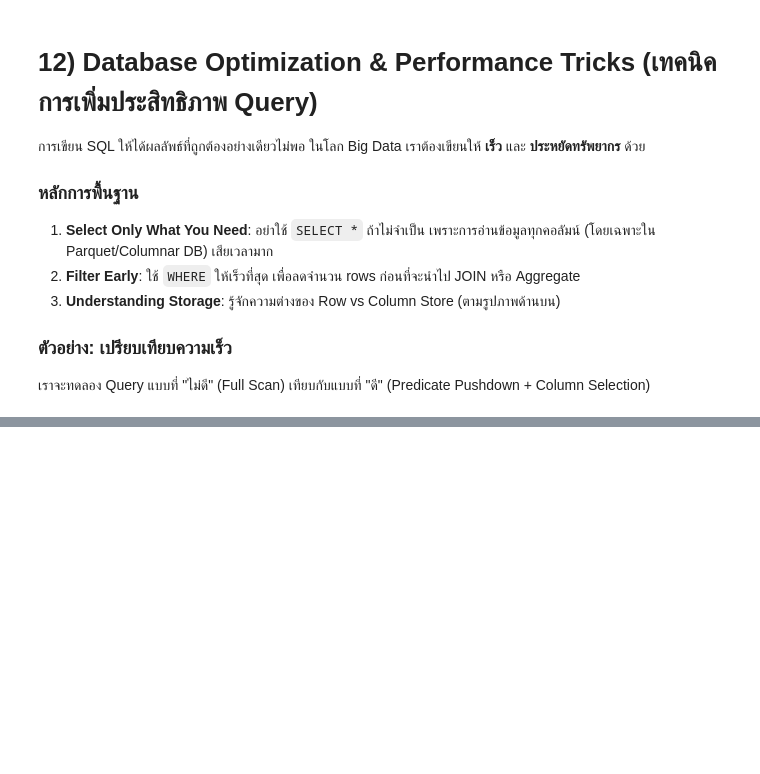
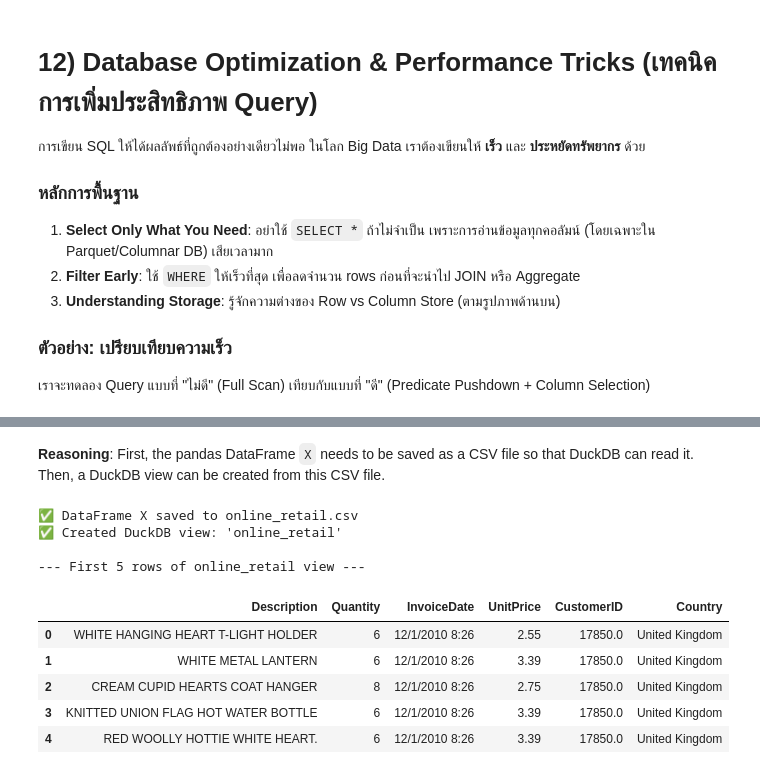
Before and after one commit to pakapornsup-cloud/Pak, a Jupyter notebook: bigdata_week3_sql_duckdb_to_spark.ipynb, the cells around one changed output, grey strips where cells are left out. Cells and saved outputs as stored; diff of their text form; code cells hidden in the pictures; blank space fills up the shorter version.

```diff
--- a/bigdata_week3_sql_duckdb_to_spark.ipynb
+++ b/bigdata_week3_sql_duckdb_to_spark.ipynb
@@ -822,0 +1015,15 @@ spark.sql(spark_sql).show()
+# %%
+from ucimlrepo import fetch_ucirepo
+
+# fetch dataset
+online_retail = fetch_ucirepo(id=352)
+
+# data (as pandas dataframes)
+X = online_retail.data.features
+y = online_retail.data.targets
+
+# metadata
+print(online_retail.metadata)
+
+# variable information
+print(online_retail.variables)
@@ -822,0 +1061,38 @@ spark.sql(spark_sql).show()
+# %% [markdown]
+**Reasoning**:
+First, the pandas DataFrame `X` needs to be saved as a CSV file so that DuckDB can read it. Then, a DuckDB view can be created from this CSV file.
+# %%
+import duckdb
+import pandas as pd
+
+# 1. Save DataFrame X to a CSV file
+CSV_FILE_NAME = "online_retail.csv"
+X.to_csv(CSV_FILE_NAME, index=False)
+print(f"✅ DataFrame X saved to {CSV_FILE_NAME}")
+
+# 2. Establish a connection to DuckDB (if not already connected)
+# 'con' object from previous steps is used
+if 'con' not in locals() or con is None:
+    con = duckdb.connect()
+
+# 3. Create a DuckDB view named 'online_retail' from the CSV file
+con.execute(f"""
+    CREATE OR REPLACE VIEW online_retail AS
+    SELECT * FROM read_csv_auto('{CSV_FILE_NAME}');
+""")
+print("✅ Created DuckDB view: 'online_retail'")
+
+# Display the first few rows of the view to confirm
+print("\n--- First 5 rows of online_retail view ---")
+con.execute("SELECT * FROM online_retail LIMIT 5").df()
+# %% [output]
+✅ DataFrame X saved to online_retail.csv
+✅ Created DuckDB view: 'online_retail'
+
+--- First 5 rows of online_retail view ---
+|  | Description | Quantity | InvoiceDate | UnitPrice | CustomerID | Country |
+| 0 | WHITE HANGING HEART T-LIGHT HOLDER | 6 | 12/1/2010 8:26 | 2.55 | 17850.0 | United Kingdom |
+| 1 | WHITE METAL LANTERN | 6 | 12/1/2010 8:26 | 3.39 | 17850.0 | United Kingdom |
+| 2 | CREAM CUPID HEARTS COAT HANGER | 8 | 12/1/2010 8:26 | 2.75 | 17850.0 | United Kingdom |
+| 3 | KNITTED UNION FLAG HOT WATER BOTTLE | 6 | 12/1/2010 8:26 | 3.39 | 17850.0 | United Kingdom |
+| 4 | RED WOOLLY HOTTIE WHITE HEART. | 6 | 12/1/2010 8:26 | 3.39 | 17850.0 | United Kingdom |
```
Also changed, not shown: parts of 33 cells of this notebook.
